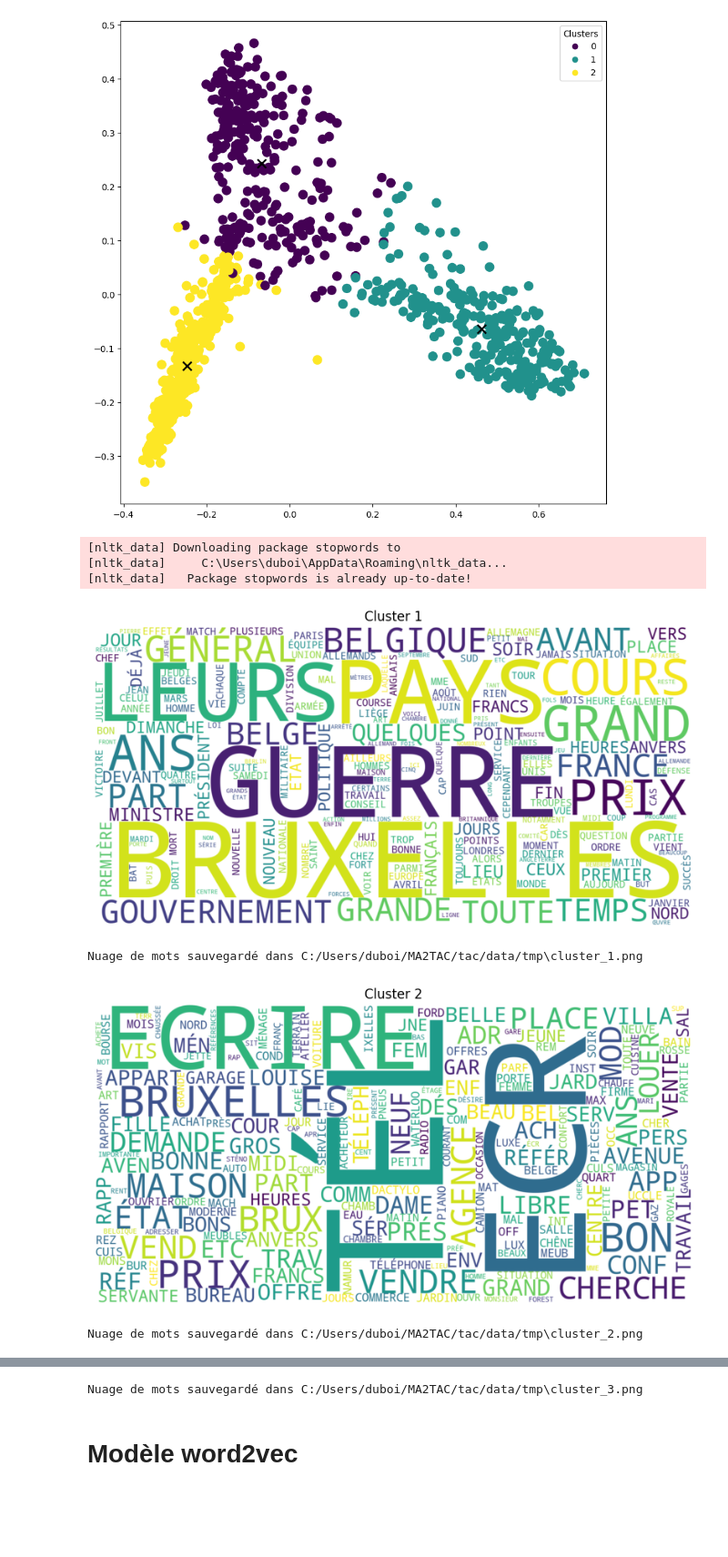
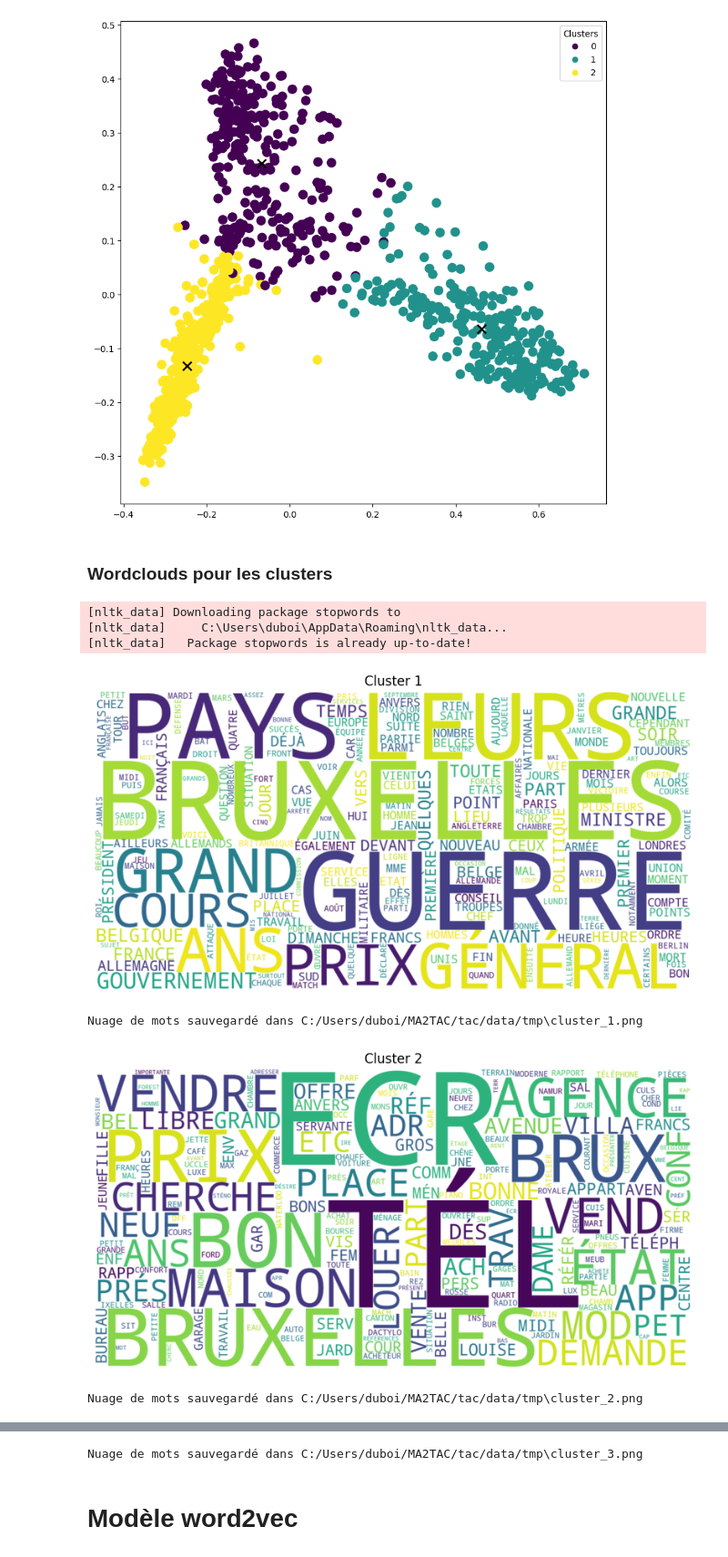
Before and after one commit to carosha-42/tac, a Jupyter notebook: tps/tp3/TP3.ipynb, the cells around one changed output, grey strips where cells are left out. Shown at 91% size. Saved outputs shown, nothing was run; the diff lists cells and outputs as text; code cells hidden in the pictures; blank space fills up the shorter version.

```diff
--- a/tps/tp3/TP3.ipynb
+++ b/tps/tp3/TP3.ipynb
@@ -183,95 +170,87 @@ plt.legend(handles=scatter.legend_elements()[0], labels=set(clusters), title="Cl
 # %% [output]
 <matplotlib.legend.Legend at 0x...>
 [figure]
+# %% [markdown]
+### Wordclouds pour les clusters
 # %%
-import os
-import collections
-import nltk
-from nltk.corpus import stopwords
-from collections import Counter
-from wordcloud import WordCloud
-import matplotlib.pyplot as plt
-
 # Télécharger les stopwords français
 nltk.download('stopwords')
 
-# Charger les stopwords français
+# Charger les stopwords
 sw = stopwords.words("french")
 sw += ["les", "plus", "cette", "fait", "faire", "être", "deux", "comme", "dont", "tout",
        "ils", "bien", "sans", "peut", "tous", "après", "ainsi", "donc", "cet", "sous",
        "celle", "entre", "encore", "toutes", "pendant", "moins", "dire", "cela", "non",
        "faut", "trois", "aussi", "dit", "avoir", "doit", "contre", "depuis", "autres",
-       "van", "het", "autre", "jusqu", "ville", "rossel", "dem", "très", "peu", "rue"]
+       "van", "het", "autre", "jusqu", "ville", "rossel", "dem", "très", "peu", "rue", "écrire", "ecrire"]
 sw = set(sw)
 
 # Dossier contenant les fichiers
 data_path = "C:/Users/duboi/MA2TAC/tac/data/txt"
 DECADE = '1940'
 
-# Lister les fichiers de la décennie
+# Lister les fichiers relatifs à la décennie
 files = [f for f in sorted(os.listdir(data_path)) if f"_{DECADE[:-1]}" in f]
 texts = [open(os.path.join(data_path, f), "r", encoding="utf-8").read() for f in files]
 
-# Fonction de nettoyage de texte
+# Fonction de nettoyage
 def clean_text(text):
     """Nettoyer un texte en supprimant les stopwords, mots courts et autres éléments inutiles."""
     words = nltk.wordpunct_tokenize(text.lower())
     cleaned = [w.upper() for w in words if len(w) > 2 and w.isalpha() and w not in sw]
     return " ".join(cleaned)
 
-# Nettoyer les textes
+# Nettoyage
 cleaned_texts = [clean_text(text) for text in texts]
 
-# Regrouper les textes par cluster
 from sklearn.feature_extraction.text import TfidfVectorizer
 from sklearn.cluster import KMeans
 
-# Vectorisation TF-IDF
+# Vectorisation
 vectorizer = TfidfVectorizer(max_df=0.5, min_df=0.1)
 tfidf_vectors = vectorizer.fit_transform(cleaned_texts)
 
-# KMeans clustering
+# clustering
 N_CLUSTERS = 3
 km_model = KMeans(n_clusters=N_CLUSTERS, random_state=42)
 clusters = km_model.fit_predict(tfidf_vectors)
 
-# Regrouper les textes par cluster
+# Regroupement des textes en cluster défiis
 clustering = collections.defaultdict(list)
 for idx, label in enumerate(clusters):
     clustering[label].append(cleaned_texts[idx])
 
-# Générer un nuage de mots pour chaque cluster
+# Faire un nuage de mots par cluster
 output_path = "C:/Users/duboi/MA2TAC/tac/data/tmp"
 if not os.path.exists(output_path):
     os.makedirs(output_path)
 
 for cluster_idx, texts in clustering.items():
-    cluster_text = " ".join(texts)  # Concaténer les textes d'un cluster
-    word_freq = Counter(cluster_text.split())  # Fréquence des mots
+    cluster_text = " ".join(texts)
+    word_freq = Counter(cluster_text.split())
 
-    # Générer le nuage de mots
     cloud = WordCloud(
         width=2000,
         height=1000,
         background_color='white'
     ).generate_from_frequencies(word_freq)
 
-    # Sauvegarder le nuage de mots
+    # Sauver le nuage de mots
     output_file = os.path.join(output_path, f"cluster_{cluster_idx + 1}.png")
     cloud.to_file(output_file)
 
-    # Afficher le nuage de mots
+    # Nuages de mots!
     plt.figure(figsize=(10, 5))
     plt.imshow(cloud, interpolation="bilinear")
     plt.axis("off")
     plt.title(f"Cluster {cluster_idx + 1}")
     plt.show()
     print(f"Nuage de mots sauvegardé dans {output_file}")
 # %% [output]
 [nltk_data] Downloading package stopwords to
 [nltk_data]     C:\Users\duboi\AppData\Roaming\nltk_data...
 [nltk_data]   Package stopwords is already up-to-date!
-[figure, old version]
+[figure, new version]
 Nuage de mots sauvegardé dans C:/Users/duboi/MA2TAC/tac/data/tmp\cluster_1.png
-[figure, old version]
+[figure, new version]
 Nuage de mots sauvegardé dans C:/Users/duboi/MA2TAC/tac/data/tmp\cluster_2.png
```
Also changed, not shown: parts of 22 cells of this notebook.
